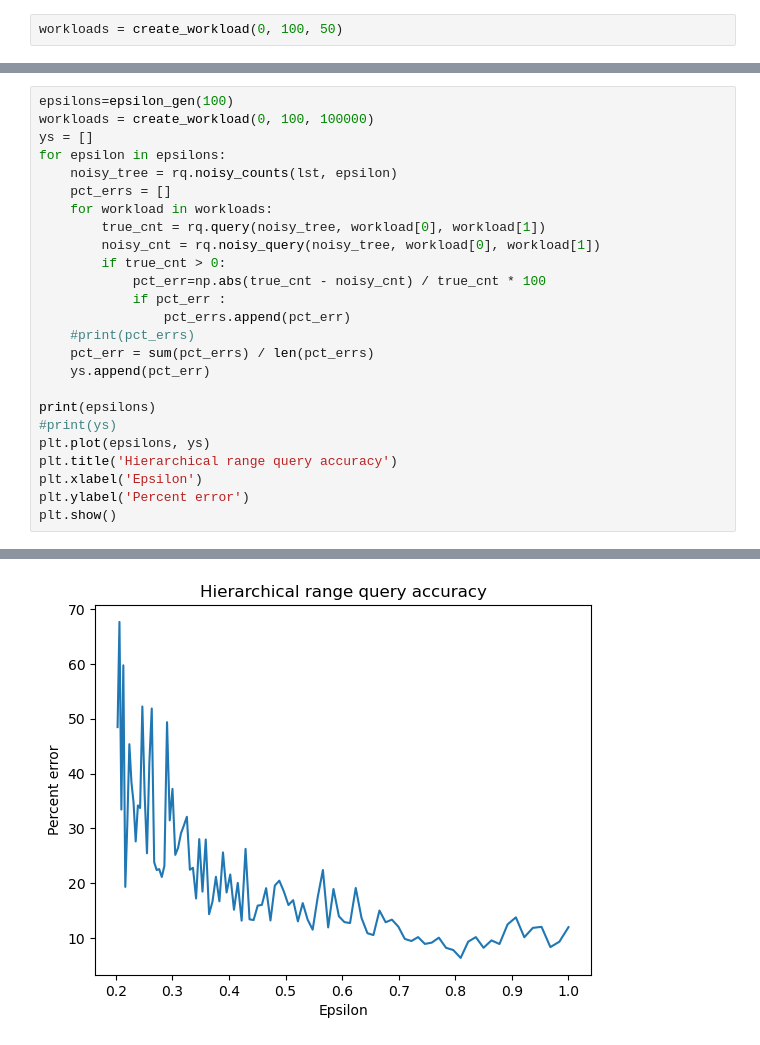
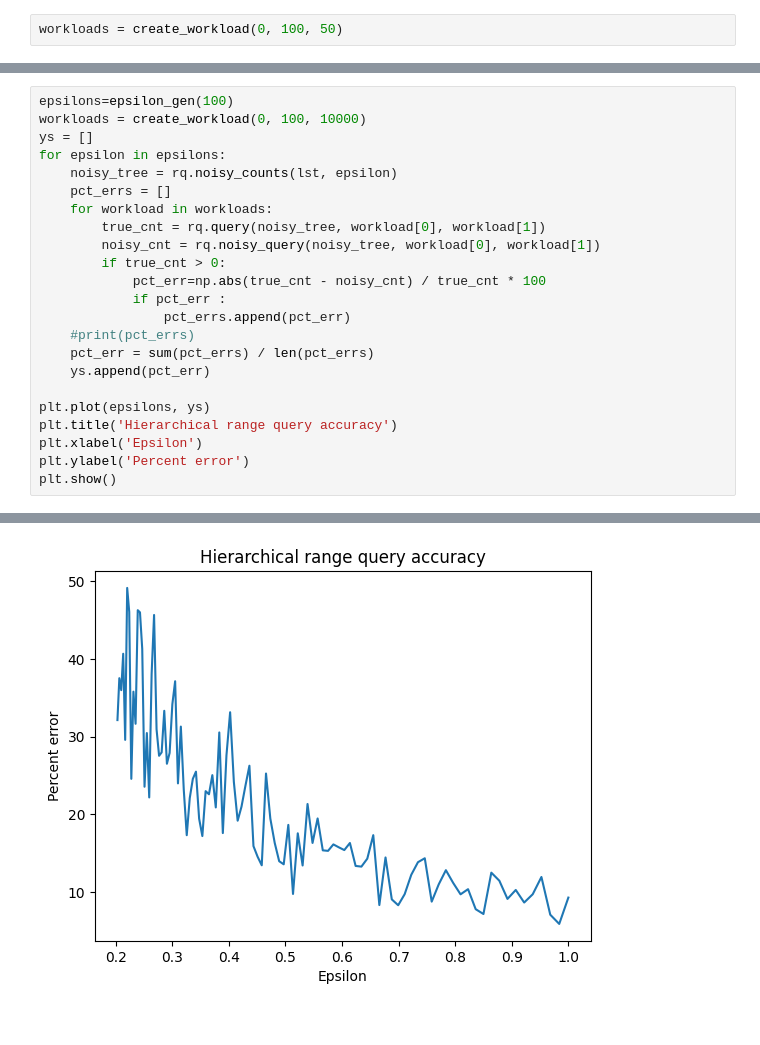
Before and after one commit to sbaldasty/dp-range-query, a Jupyter notebook: analysis.ipynb, the cells around one changed output, grey strips where cells are left out. Drawn from its saved outputs; the diff is of its cells as text.

```diff
--- a/analysis.ipynb
+++ b/analysis.ipynb
@@ -49,6 +49,6 @@ plt.plot(pl)
 # %%
 epsilons=epsilon_gen(100)
-workloads = create_workload(0, 100, 100000)
+workloads = create_workload(0, 100, 10000)
 ys = []
 for epsilon in epsilons:
     noisy_tree = rq.noisy_counts(lst, epsilon)
@@ -64,8 +64,6 @@ for epsilon in epsilons:
     pct_err = sum(pct_errs) / len(pct_errs)
     ys.append(pct_err)
 
-print(epsilons)
-#print(ys)
 plt.plot(epsilons, ys)
 plt.title('Hierarchical range query accuracy')
 plt.xlabel('Epsilon')
@@ -92 +73 @@ plt.show()
-[figure, old version]
+[figure, new version]
```
Also changed, not shown: parts of 2 cells of this notebook, 2 other files.
